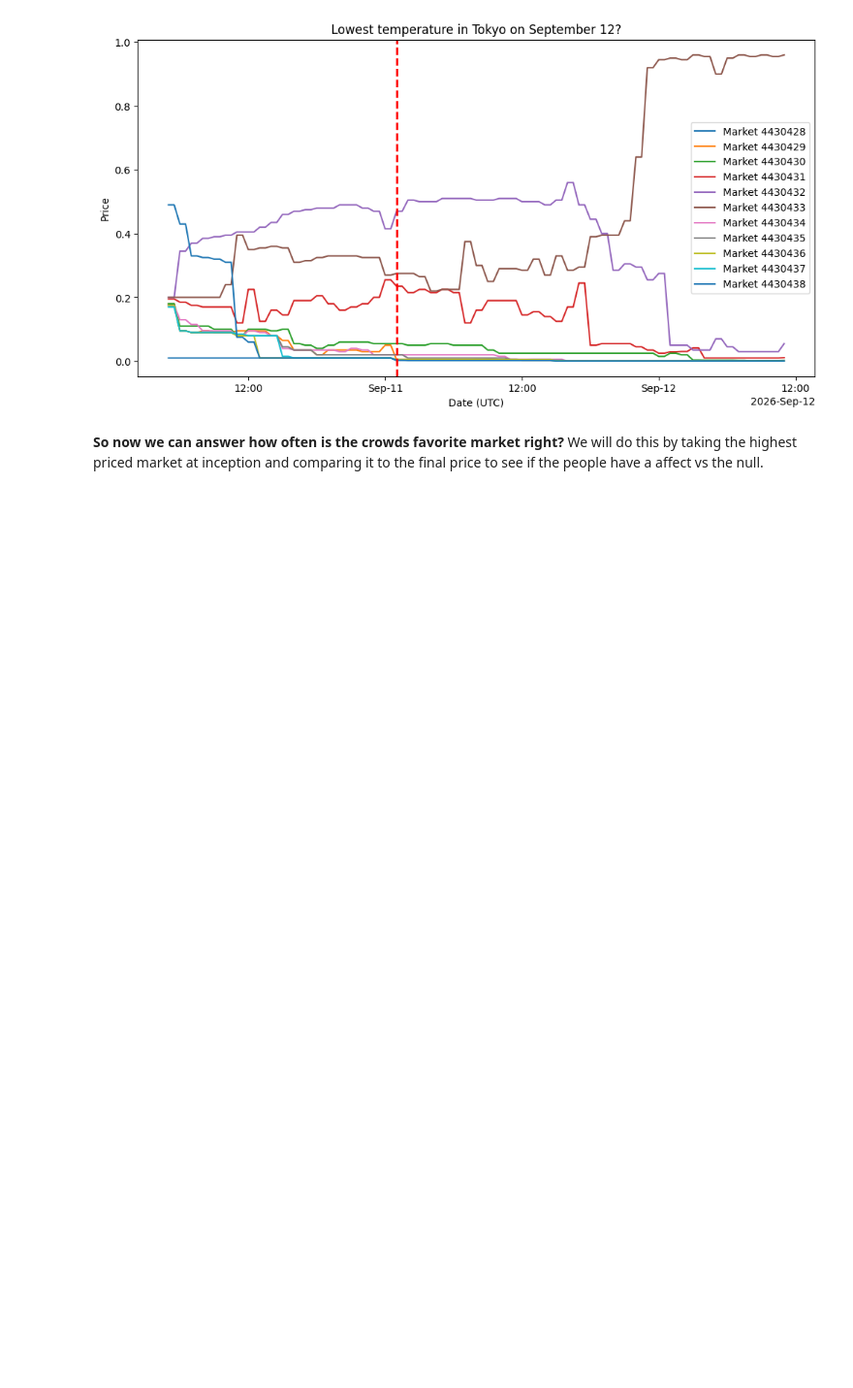
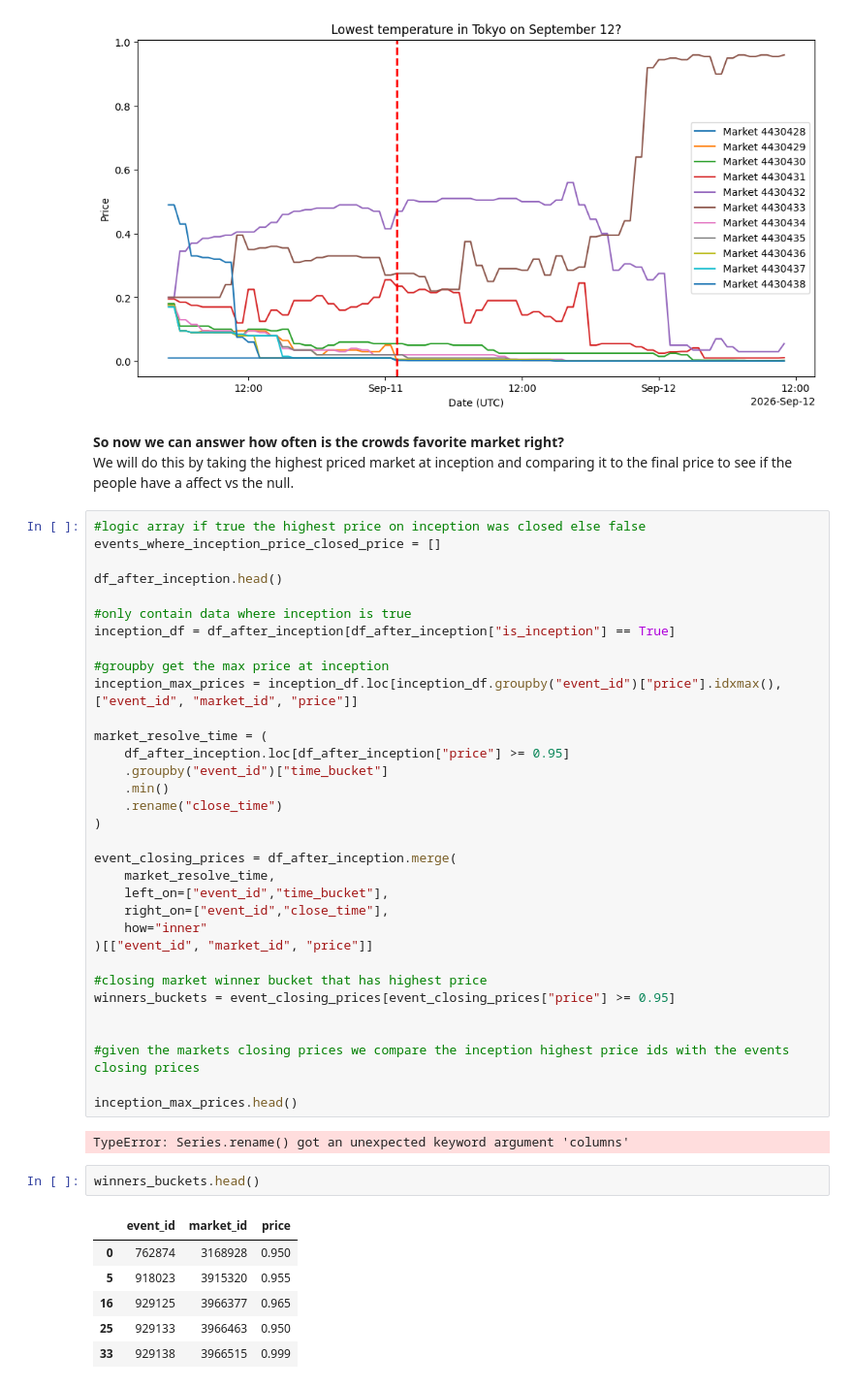
Before and after one commit to dman391/PolymarketWeatherAnalysis, a Jupyter notebook: PolyMarketWeatherAnalysis.ipynb, the cells around one changed output. Shown at 97% size. Saved outputs shown, nothing was run; the diff lists cells and outputs as text; blank space fills up the shorter version.

```diff
--- a/PolyMarketWeatherAnalysis.ipynb
+++ b/PolyMarketWeatherAnalysis.ipynb
@@ -685,4 +685,48 @@ price_plot(997484,df_complete)
 [figure]
 # %% [markdown]
 <b> So now we can answer how often is the crowds favorite market right? </b>
-We will do this by taking the highest priced market at inception and comparing it to the final price to see if the people have a affect vs the null.
+<br>We will do this by taking the highest priced market at inception and comparing it to the final price to see if the people have a affect vs the null.</br>
+# %%
+#logic array if true the highest price on inception was closed else false
+events_where_inception_price_closed_price = []
+
+df_after_inception.head()
+
+#only contain data where inception is true
+inception_df = df_after_inception[df_after_inception["is_inception"] == True]
+
+#groupby get the max price at inception
+inception_max_prices = inception_df.loc[inception_df.groupby("event_id")["price"].idxmax(),["event_id", "market_id", "price"]]
+
+market_resolve_time = (
+    df_after_inception.loc[df_after_inception["price"] >= 0.95]
+    .groupby("event_id")["time_bucket"]
+    .min()
+    .rename("close_time")
+)
+
+event_closing_prices = df_after_inception.merge(
+    market_resolve_time,
+    left_on=["event_id","time_bucket"],
+    right_on=["event_id","close_time"],
+    how="inner"
+)[["event_id", "market_id", "price"]]
+
+#closing market winner bucket that has highest price
+winners_buckets = event_closing_prices[event_closing_prices["price"] >= 0.95]
+
+
+#given the markets closing prices we compare the inception highest price ids with the events closing prices
+
+inception_max_prices.head()
+# %% [output]
+TypeError: Series.rename() got an unexpected keyword argument 'columns'
+# %%
+winners_buckets.head()
+# %% [output]
+|  | event_id | market_id | price |
+| 0 | 762874 | 3168928 | 0.950 |
+| 5 | 918023 | 3915320 | 0.955 |
+| 16 | 929125 | 3966377 | 0.965 |
+| 25 | 929133 | 3966463 | 0.950 |
+| 33 | 929138 | 3966515 | 0.999 |
```
